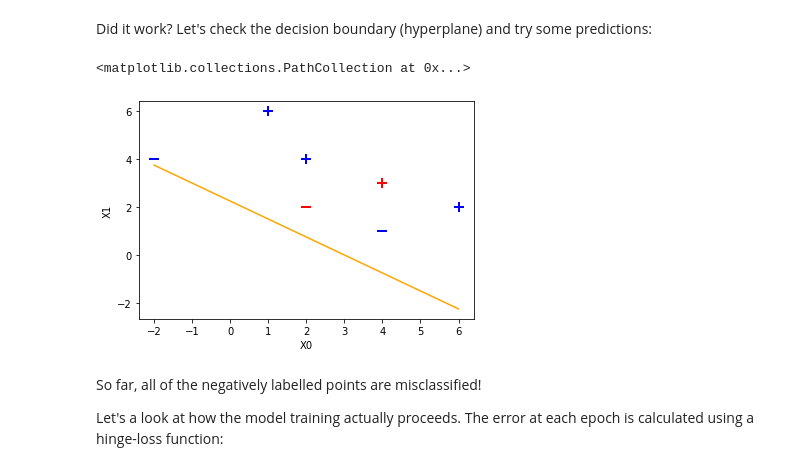
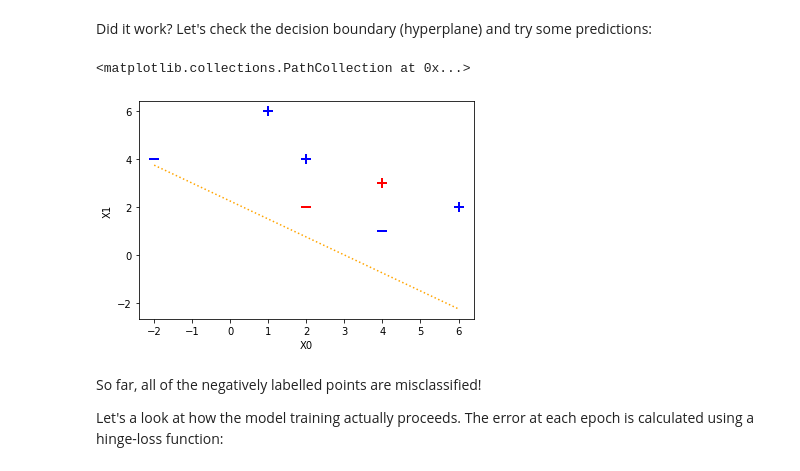
Before and after one commit to IsabelleUslu/InstituteOfDataLabs, a Jupyter notebook: Module_5/IOD_Lab 5.2.ipynb, the cells around one changed output. Saved outputs shown, nothing was run; the diff lists cells and outputs as text; code cells hidden in the pictures.

```diff
--- a/Module_5/IOD_Lab 5.2.ipynb
+++ b/Module_5/IOD_Lab 5.2.ipynb
@@ -66,7 +66,7 @@ def perceptron_sgd(Xt, Yt, eta = 1, epochs = 20):
 # %% [markdown]
 Compute the weights using default learning rate (eta = 1) and number of epochs = 10:
 # %%
-w = perceptron_sgd(X, y, epochs = 10)
+w = perceptron_sgd(X, y, eta= 1, epochs = 10)
 print(w)
 # %% [output]
 [3. 4. 9.]
@@ -75,19 +75,19 @@ Did it work? Let's check the decision boundary (hyperplane) and try some predict
 # %%
 def plotHyperplane(wt):
 
     xx = np.linspace(-2,6)
     yy = (-wt[0]*xx + wt[2])/wt[1]
-    plt.plot(xx, yy, color='orange')
+    plt.plot(xx, yy, color='orange', linestyle = 'dotted')
 
 plotData(X)
 plotHyperplane(w)
 
 # Test samples:
 plt.scatter(2, 2, s = 120, marker = '_', linewidths = 2, color = 'red')
 plt.scatter(4, 3, s = 120, marker = '+', linewidths = 2, color = 'red')
 # %% [output]
 <matplotlib.collections.PathCollection at 0x...>
-[figure, old version]
+[figure, new version]
 # %% [markdown]
 So far, all of the negatively labelled points are misclassified!
 
```
Also changed, not shown: parts of 8 cells of this notebook, 1 other file.
